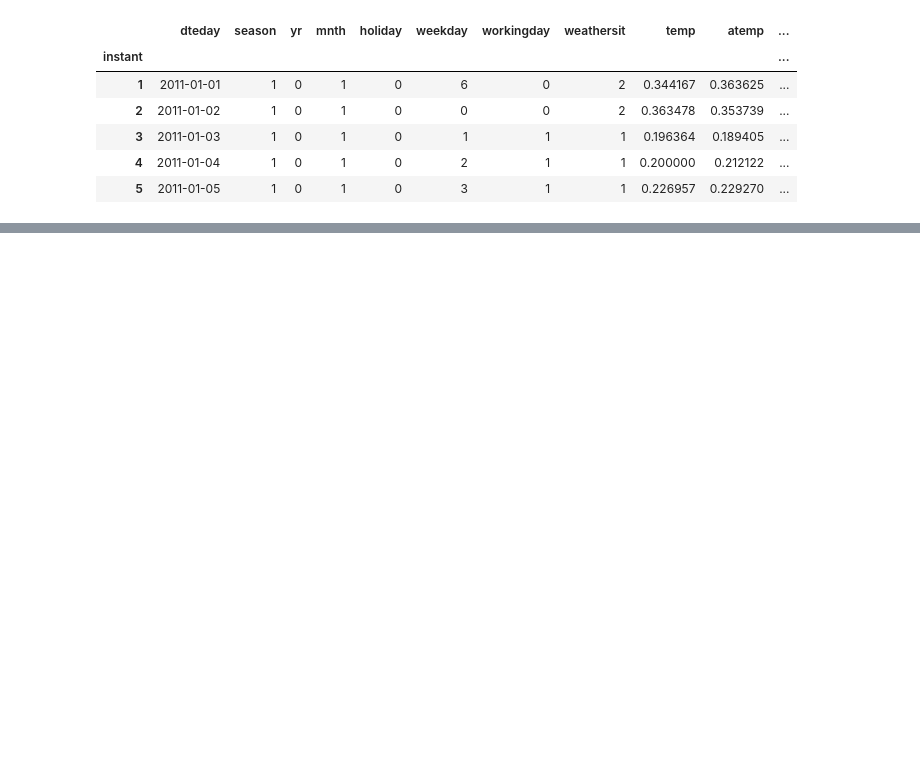
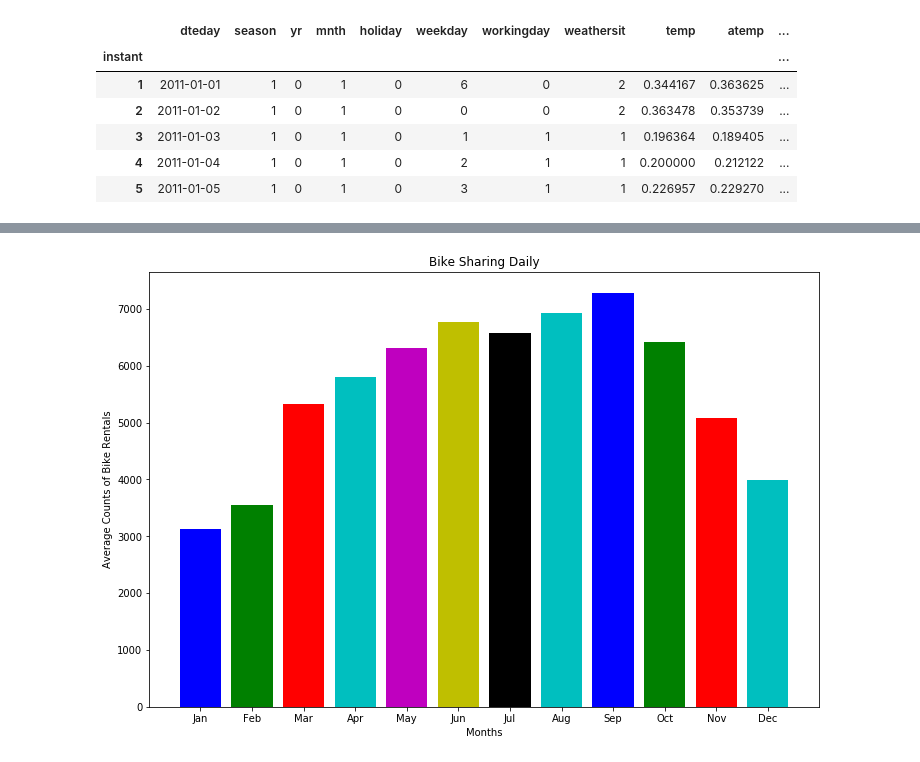
Before and after one commit to huseyinmavice/PS_Finding_Relationships_In_Data_With_Python, a Jupyter notebook: codes/ExploringPlotstoVisualizeRelationship.ipynb, the cells around one changed output, grey strips where cells are left out. Cells and saved outputs as stored; diff of their text form; code cells hidden in the pictures; blank space fills up the shorter version.

```diff
--- a/codes/ExploringPlotstoVisualizeRelationship.ipynb
+++ b/codes/ExploringPlotstoVisualizeRelationship.ipynb
@@ -20,0 +91,3 @@ bikesharing_data['dteday'] = pd.DatetimeIndex(bikesharing_data['dteday'])
+# %%
+year_data = bikesharing_data.loc[bikesharing_data['yr'] == 1]
+year_data.head()
@@ -20,0 +102,3 @@ bikesharing_data['dteday'] = pd.DatetimeIndex(bikesharing_data['dteday'])
+# %%
+month_df = year_data[['mnth', 'cnt']].groupby('mnth', as_index = False).mean()
+month_df
@@ -20,0 +119,6 @@ bikesharing_data['dteday'] = pd.DatetimeIndex(bikesharing_data['dteday'])
+# %%
+month_df['mnth'].replace([1,2,3,4,5,6,7,8,9,10,11,12],
+                         ['Jan', 'Feb', 'Mar', 'Apr', 'May', 'Jun',
+                          'Jul', 'Aug', 'Sep', 'Oct', 'Nov', 'Dec'],
+                         inplace = True)
+month_df
@@ -20,0 +139,12 @@ bikesharing_data['dteday'] = pd.DatetimeIndex(bikesharing_data['dteday'])
+# %%
+colors = ['b', 'g', 'r', 'c', 'm', 'y', 'k', 'c']
+
+plt.figure(figsize=(12,8))
+
+plt.bar(month_df['mnth'], month_df['cnt'], color=colors)
+
+plt.title('Bike Sharing Daily')
+plt.xlabel('Months')
+plt.ylabel('Average Counts of Bike Rentals');
+# %% [output]
+[figure, added]
```
Also changed, not shown: parts of 24 cells of this notebook.
